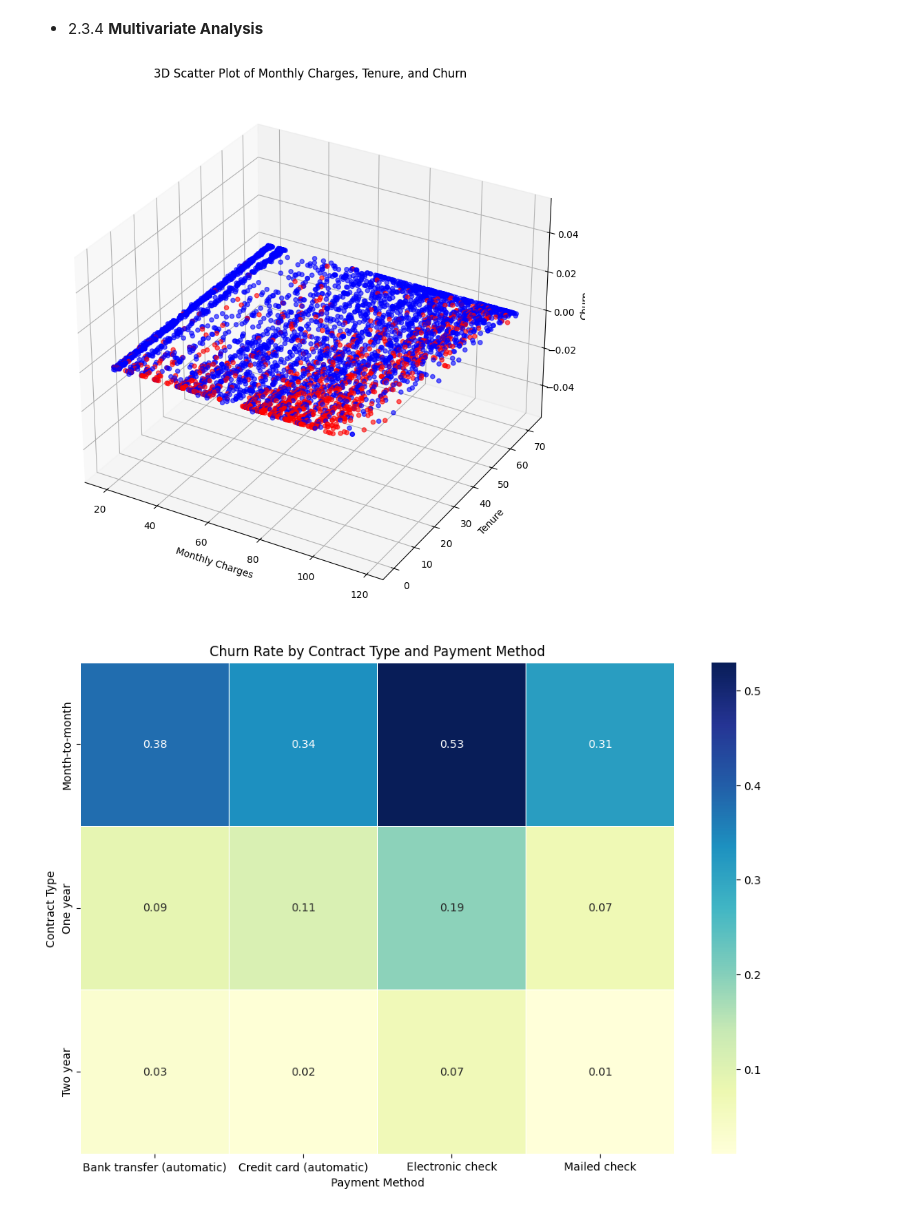
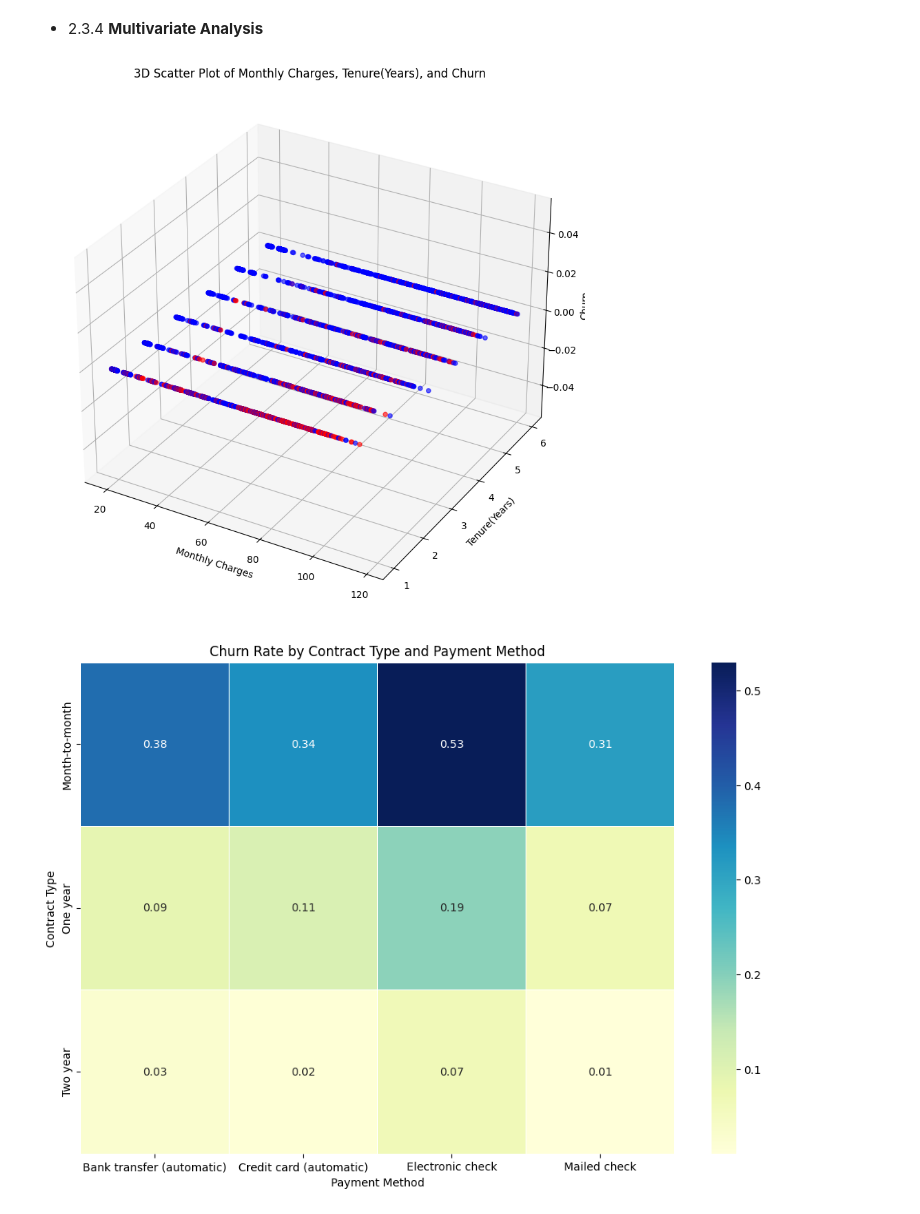
Before and after one commit to BamBamOguns/Customer-Churn-Prediction-Vodafone-Corporation-, a Jupyter notebook: notebooks/main.ipynb, the cells around one changed output. Cells and saved outputs as stored; diff of their text form; code cells hidden in the pictures.

```diff
--- a/notebooks/main.ipynb
+++ b/notebooks/main.ipynb
@@ -527,0 +648,27 @@ plt.show()
+# %%
+# Exclude customerID (assuming no spaces in the column name)
+exclude_cols = ['CustomerID']
+categorical_columns = [col for col in voda_merged.columns if col not in exclude_cols and not pd.api.types.is_numeric_dtype(voda_merged[col])]
+
+# Check if there are any categorical features (excluding customerID)
+if not categorical_columns:
+  print("No categorical features found (excluding customerID).")
+else:
+  for column in categorical_columns:
+    plt.figure(figsize=(10, 5))
+    counts = voda_merged[column].value_counts()  # Get value counts
+
+    # Create bar chart
+    bars = counts.plot(kind='bar')
+
+    # Annotate each bar with its count
+    for bar, count in zip(bars.containers[0], counts):
+      x = bar.get_x() + bar.get_width() / 2  # X-coordinate for text placement
+      y = count  # Y-coordinate is the count itself
+      plt.text(x, y, str(count), ha='center', va='bottom')  # Text placement and alignment
+
+    plt.title(f'Histogram of {column}')
+    plt.xlabel(column)
+    plt.ylabel('Count')
+    plt.xticks(rotation=45)
+    plt.show()
@@ -573,29 +777,29 @@ plt.show()
 # %% [markdown]
 - 2.3.4 **Multivariate Analysis**
 # %%
-# Plotting the relationship between monthly charges, tenure, and churn
+# Plotting the relationship between Monthly Charges, Tenure(Years), and Churn
 fig = plt.figure(figsize = (10, 10))
 ax = fig.add_subplot(111, projection = '3d')
 
 # Define colors for churn status
 colors = {'Yes': 'red', 'No': 'blue'}
 
 # Scatter plot
 ax.scatter(
     voda_merged['MonthlyCharges'],
-    voda_merged['Tenure'],
+    voda_merged['Tenure(Years)'],
     c=voda_merged['Churn'].apply(lambda x: colors[x]),
     alpha=0.6
 )
 
 ax.set_xlabel('Monthly Charges')
-ax.set_ylabel('Tenure')
+ax.set_ylabel('Tenure(Years)')
 ax.set_zlabel('Churn')
-ax.set_title('3D Scatter Plot of Monthly Charges, Tenure, and Churn')
+ax.set_title('3D Scatter Plot of Monthly Charges, Tenure(Years), and Churn')
 
 plt.show()
 # %% [output]
-[figure, old version]
+[figure, new version]
 # %%
 # Relationship between Contract Type, Payment Method, and Churn (Yes)
 ## Create a pivot table to calculate churn rate
```
Also changed, not shown: parts of 26 cells of this notebook.
